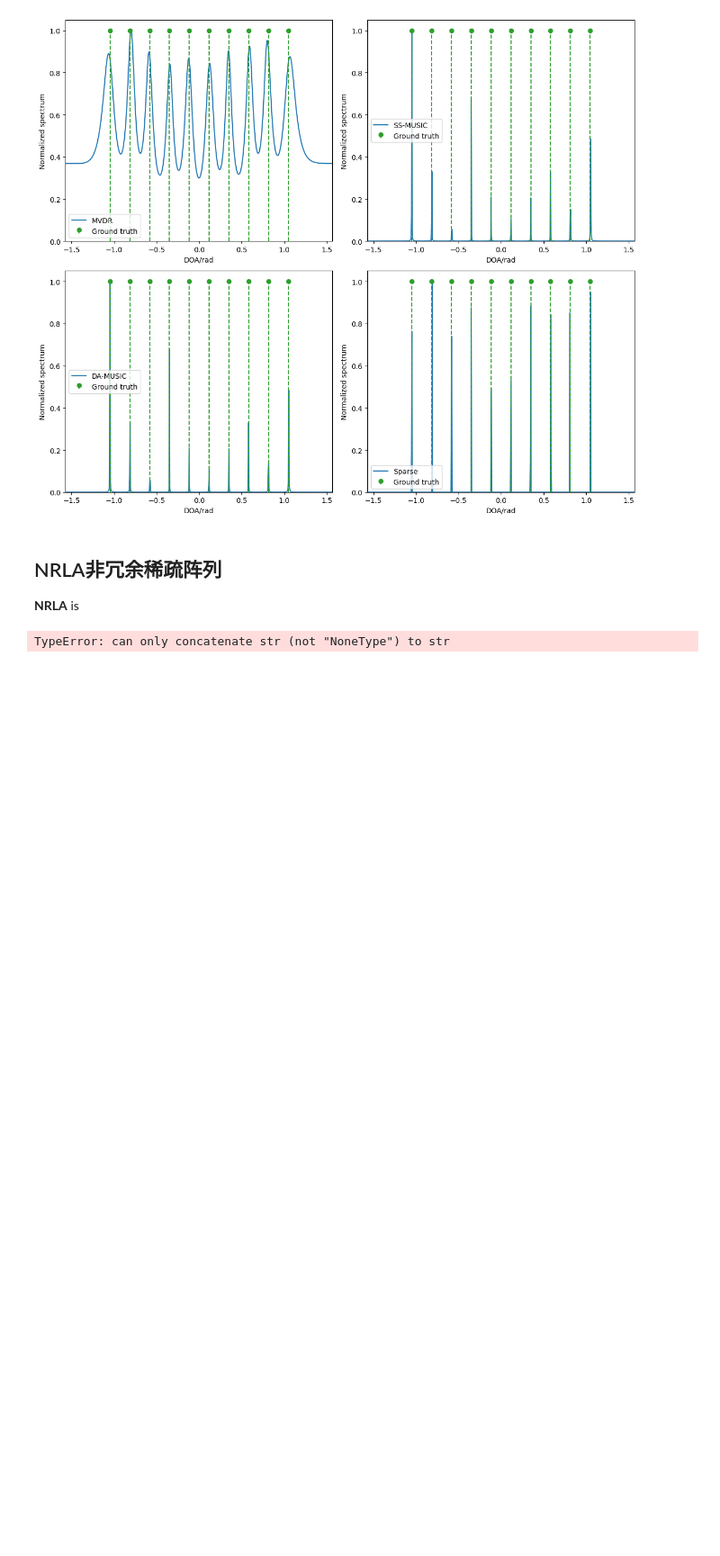
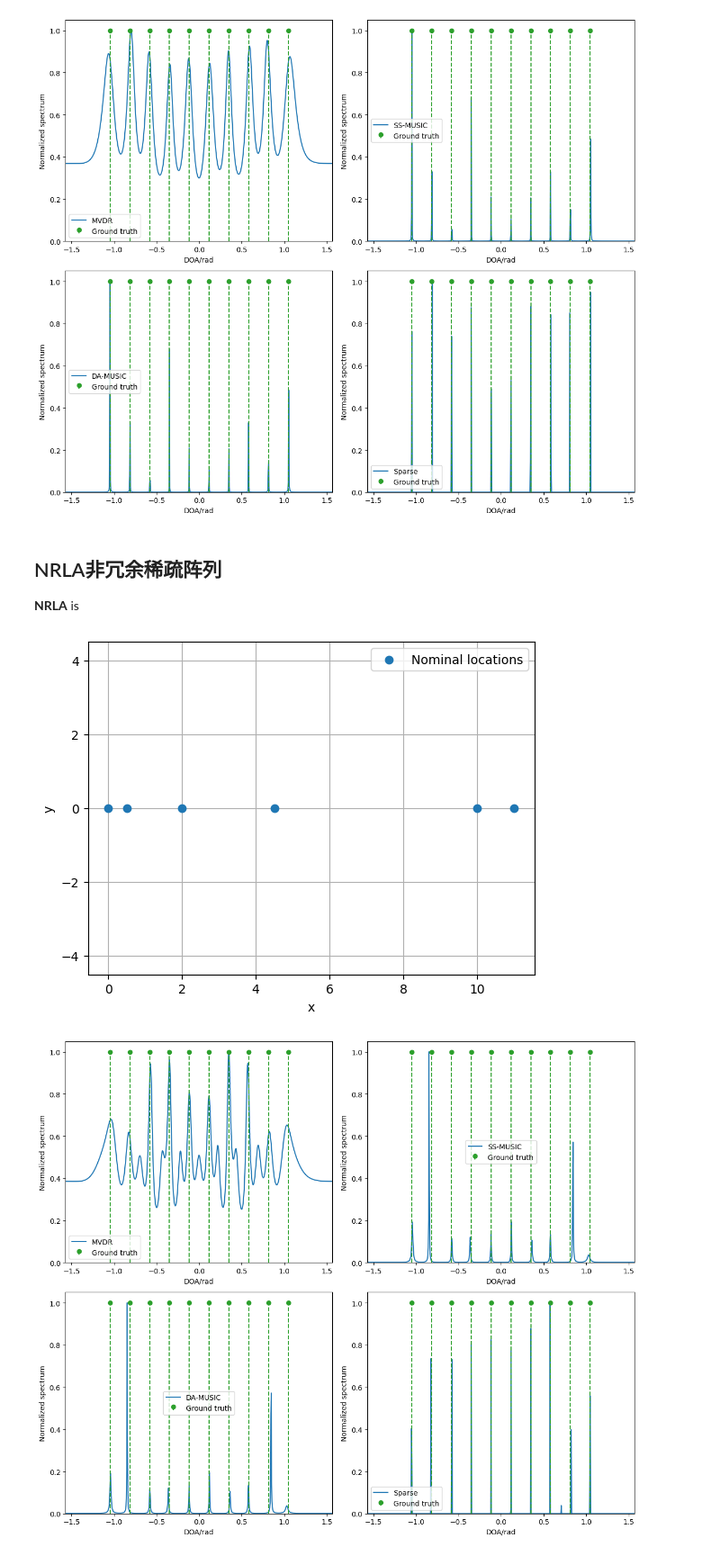
Before and after one commit to hengxt/doatools, a Jupyter notebook: examples/ex2_sparse_array.ipynb, the cells around one changed output. Shown at 90% size. Saved outputs shown, nothing was run; the diff lists cells and outputs as text; code cells hidden in the pictures; blank space fills up the shorter version.

```diff
--- a/examples/ex2_sparse_array.ipynb
+++ b/examples/ex2_sparse_array.ipynb
@@ -182,7 +182,7 @@ plt.show()
 ## NRLA非冗余稀疏阵列
 **NRLA** is
 # %%
-nrla = model.GridBasedArrayDesign(indices=np.array([0, 1, 4, 9, 20, 22])[:, np.newaxis], d0=d0)
+nrla = model.GridBasedArrayDesign(indices=np.array([0, 1, 4, 9, 20, 22])[:, np.newaxis], d0=d0, name='ONRA-da')
 # However, we have 10 sources here.
 sources = model.FarField1DSourcePlacement(
     np.linspace(-np.pi/3, np.pi/3, 10)
@@ -203,31 +203,32 @@ resv_mvdr, est_mvdr, sp_mvdr = mvdr.estimate(R, sources.size, return_spectrum=Tr
 
 # DA-MUSIC/SS-MUSIC estimator: We assume that the number of sources is unknown.
 acm_builder = estimation.CoarrayACMBuilder1D(nrla)
 virtual_ula = acm_builder.get_virtual_ula()
 Rss = acm_builder.transform(R, 'ss')
 Rda = acm_builder.transform(R, 'da')
 music = estimation.MUSIC(virtual_ula, wavelength, grid)
 resv_ss, est_ss, sp_ss = music.estimate(Rss, sources.size, return_spectrum=True)
 resv_da, est_da, sp_da = music.estimate(Rda, sources.size, return_spectrum=True)
 
 # Sparse covariance matching estimator: We assume that the number of sources is unknown.
 scm = estimation.GroupSparseEstimator(nrla, wavelength, grid, n_snapshots=len(nrla.element_indices))
 resv_sr, est_sr, sp_sr = scm.estimate(R, sources.size, l = 8.0, return_spectrum=True,solver_options={"solver":"SCS"})
 
 
 # Plot the results.
 plot_array(nrla)
 
 plt.figure(figsize=(12, 10))
 ax = plt.subplot(2, 2, 1)
 doaplt.plot_spectrum({'MVDR': sp_mvdr}, grid, ax=ax, ground_truth=sources)
 ax = plt.subplot(2, 2, 2)
 doaplt.plot_spectrum({'SS-MUSIC': sp_ss}, grid, ax=ax, ground_truth=sources)
 ax = plt.subplot(2, 2, 3)
 doaplt.plot_spectrum({'DA-MUSIC': sp_da}, grid, ax=ax, ground_truth=sources)
 ax = plt.subplot(2, 2, 4)
 doaplt.plot_spectrum({'Sparse': sp_sr}, grid, ax=ax, ground_truth=sources)
 plt.tight_layout()
 plt.show()
 # %% [output]
-TypeError: can only concatenate str (not "NoneType") to str
+[figure, added]
+[figure, added]
```
Also changed, not shown: 2 other files.
